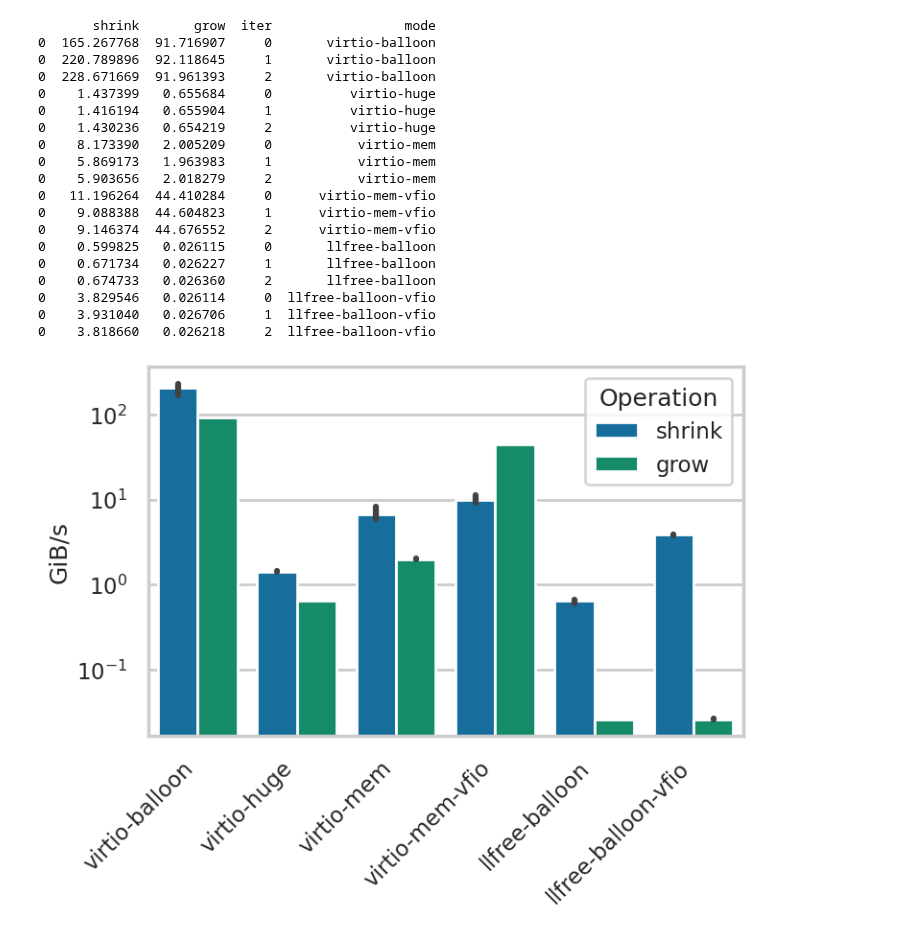
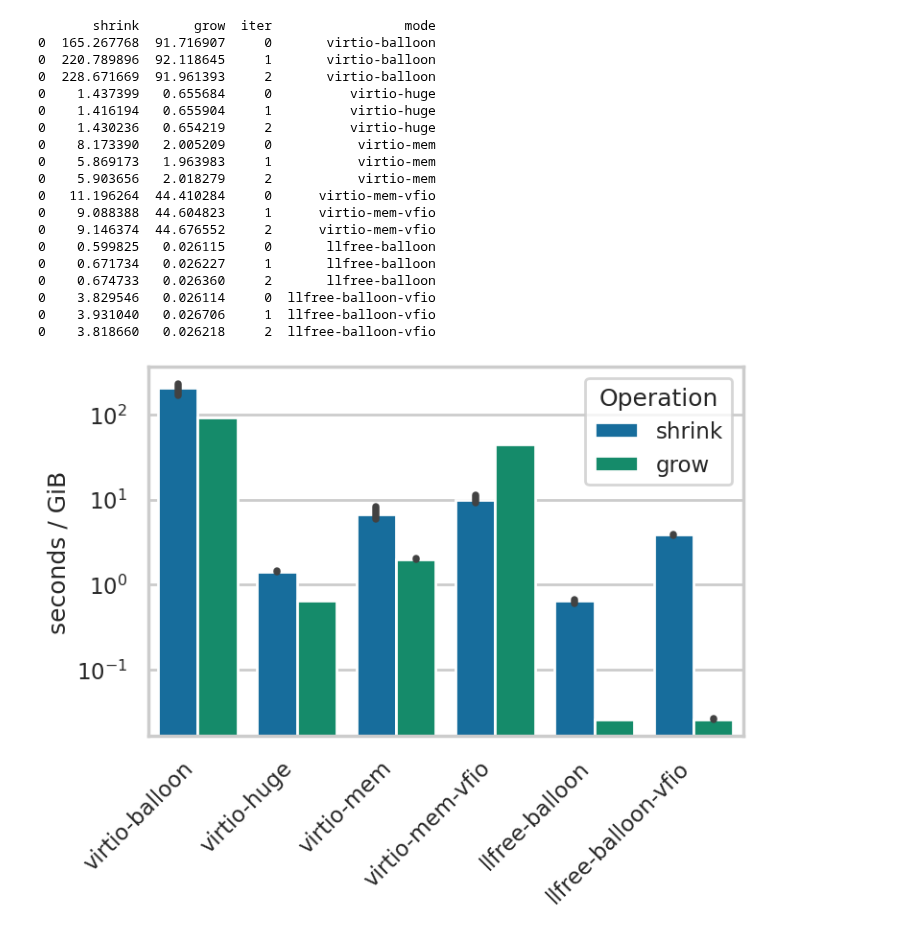
Before and after one commit to luhsra/hyperalloc-bench, a Jupyter notebook: inflate.ipynb, the cells around one changed output. Drawn from its saved outputs; the diff is of its cells as text; code cells hidden in the pictures.

```diff
--- a/inflate.ipynb
+++ b/inflate.ipynb
@@ -23,7 +23,7 @@ def parse_logs(path: Path, iter: int = 1) -> pd.DataFrame:
         data["grow"] /= 1e9 / meta["args"]["mem"]
         datas.append(data)
     data = pd.concat(datas)
-    match path.stem.split("-", 2)[2].replace("-manual", "").replace("-movable", ""):
+    match path.stem.split("-", 1)[1].replace("-manual", "").replace("-movable", ""):
         case "base": mode = "virtio-balloon"
         case "huge": mode = "virtio-huge"
         case "llfree": mode = "llfree-balloon"
@@ -34,12 +34,12 @@ def parse_logs(path: Path, iter: int = 1) -> pd.DataFrame:
     return pd.DataFrame(data)
 # %%
 paths = [
-    Path("inflate/240507-223236-base-manual"),
-    Path("inflate/240507-223513-huge-manual"),
-    Path("inflate/240507-224045-virtio-mem-movable"),
-    Path("inflate/240507-224229-virtio-mem-movable-vfio"),
-    Path("inflate/240507-223657-llfree-manual"),
-    Path("inflate/240507-223842-llfree-manual-vfio"),
+    Path("inflate/latest-base-manual"),
+    Path("inflate/latest-huge-manual"),
+    Path("inflate/latest-virtio-mem-movable"),
+    Path("inflate/latest-virtio-mem-movable-vfio"),
+    Path("inflate/latest-llfree-manual"),
+    Path("inflate/latest-llfree-manual-vfio"),
 ]
 data = pd.concat([parse_logs(p, 3) for p in paths])
 print(data)
@@ -47,34 +47,34 @@ print(data)
 plt.figure(figsize=(8, 5))
 pgd = data.melt(id_vars=["mode", "iter"], value_vars=["shrink", "grow"],
                 var_name="op", value_name="time")
 p = sns.barplot(pgd, y="time", x="mode", hue="op")
 p.legend(title="Operation")
 p.set_yscale("log")
-p.set_ylabel("GiB/s")
+p.set_ylabel("seconds / GiB")
 p.set_xlabel(None)
 _ = p.set_xticklabels(p.get_xticklabels(), rotation=45, ha="right")
 p.figure.savefig("inflate/inflate.pdf", bbox_inches="tight")
 dref_dataframe("inflate", Path("inflate"), ["mode", "iter", "op"], pgd)
 # %% [output]
        shrink       grow  iter                 mode
 0  165.267768  91.716907     0       virtio-balloon
 0  220.789896  92.118645     1       virtio-balloon
 0  228.671669  91.961393     2       virtio-balloon
 0    1.437399   0.655684     0          virtio-huge
 0    1.416194   0.655904     1          virtio-huge
 0    1.430236   0.654219     2          virtio-huge
 0    8.173390   2.005209     0           virtio-mem
 0    5.869173   1.963983     1           virtio-mem
 0    5.903656   2.018279     2           virtio-mem
 0   11.196264  44.410284     0      virtio-mem-vfio
 0    9.088388  44.604823     1      virtio-mem-vfio
 0    9.146374  44.676552     2      virtio-mem-vfio
 0    0.599825   0.026115     0       llfree-balloon
 0    0.671734   0.026227     1       llfree-balloon
 0    0.674733   0.026360     2       llfree-balloon
 0    3.829546   0.026114     0  llfree-balloon-vfio
 0    3.931040   0.026706     1  llfree-balloon-vfio
 0    3.818660   0.026218     2  llfree-balloon-vfio
-[figure, old version]
+[figure, new version]
 # %%
 paths = [
```
Also changed, not shown: parts of 1 cell of this notebook, 1 other file.
